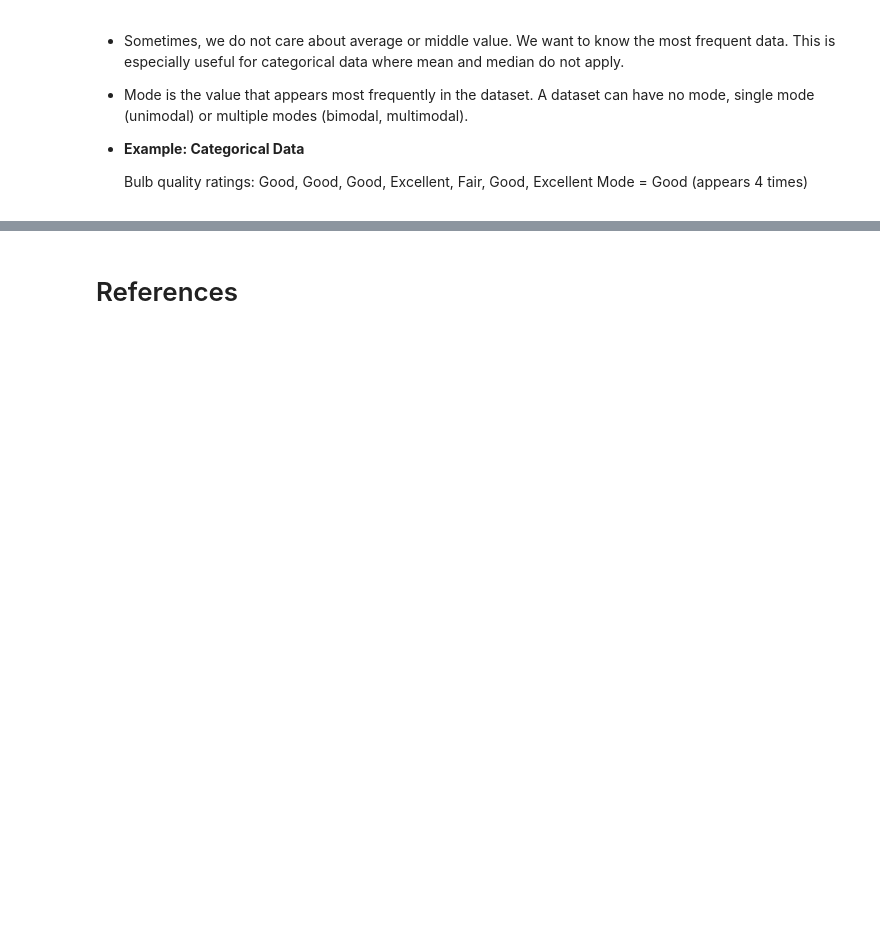
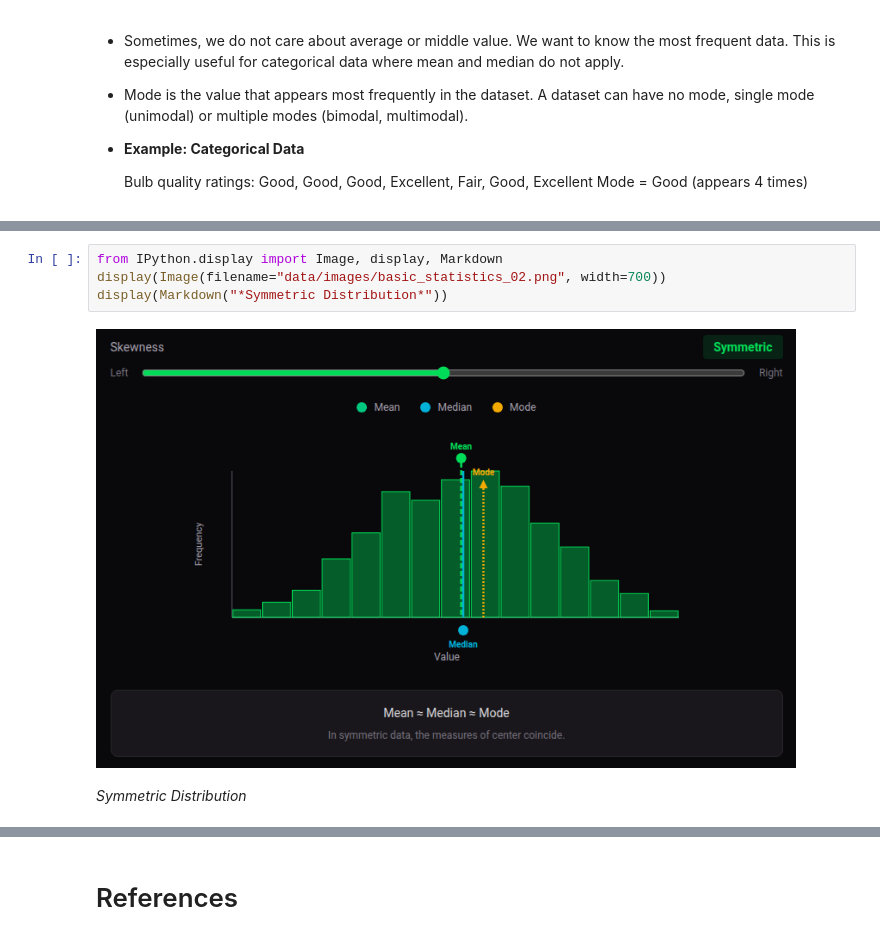
Before and after one commit to ancilcleetus/My-Learning-Journey-in-AI, a Jupyter notebook: Maths/Statistics/basic_statistics.ipynb, the cells around one changed output, grey strips where cells are left out. Drawn from its saved outputs; the diff is of its cells as text; blank space fills up the shorter version.

```diff
--- a/Maths/Statistics/basic_statistics.ipynb
+++ b/Maths/Statistics/basic_statistics.ipynb
@@ -88,0 +102,7 @@ $$
+# %%
+from IPython.display import Image, display, Markdown
+display(Image(filename="data/images/basic_statistics_02.png", width=700))
+display(Markdown("*Symmetric Distribution*"))
+# %% [output]
+[figure, added]
+*Symmetric Distribution*
```
Also changed, not shown: parts of 12 cells of this notebook, 6 other files.
